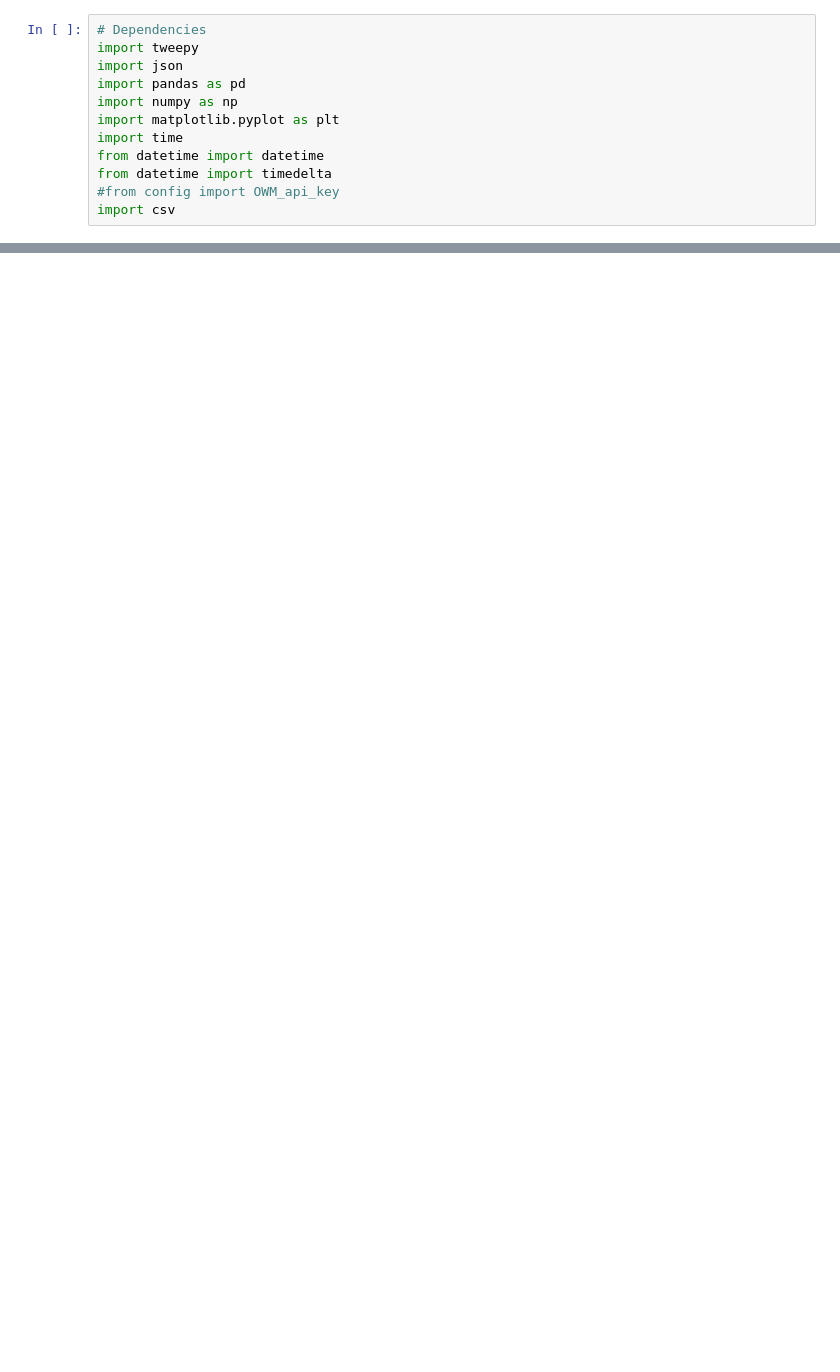
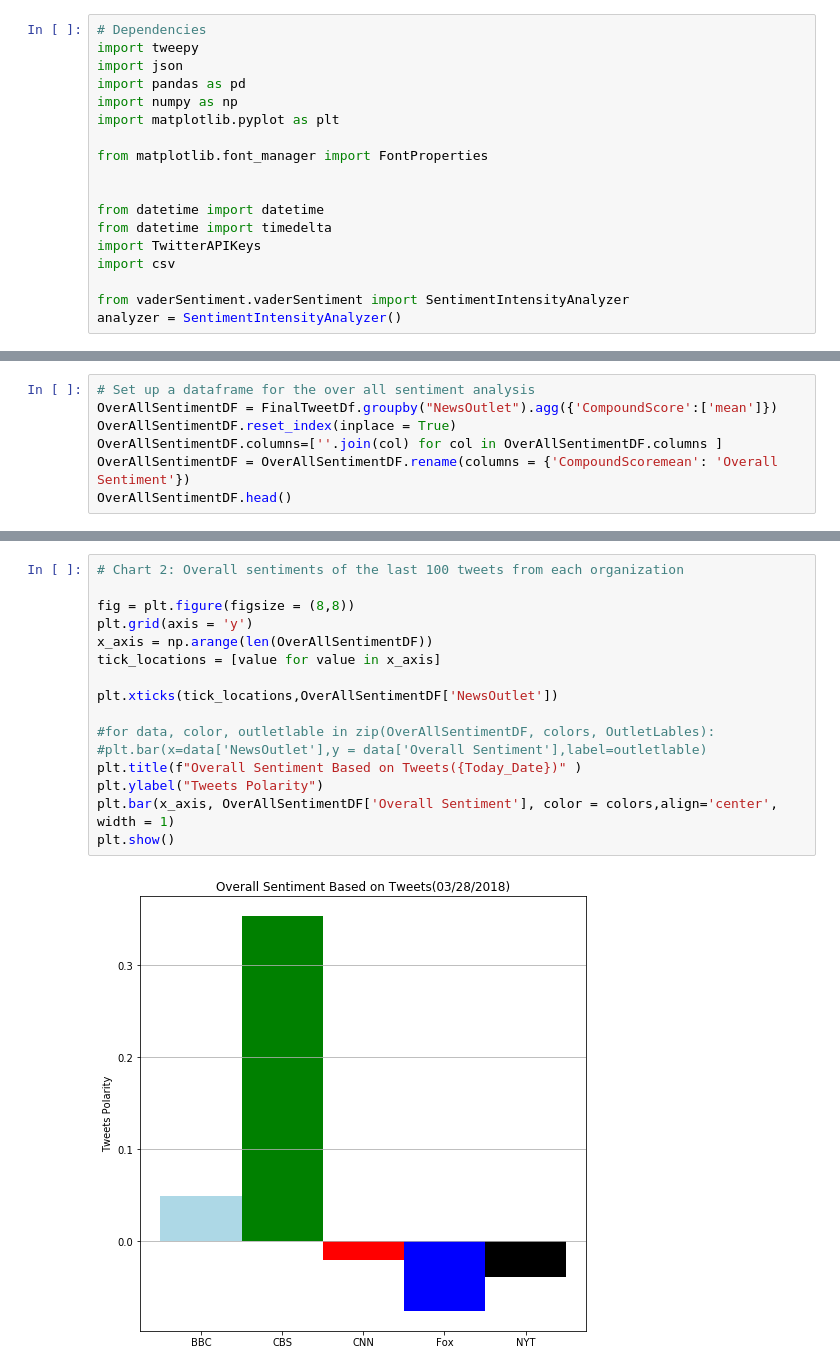
Before and after one commit to indranik/SocialAnalytics, a Jupyter notebook: NewsMood.ipynb, the cells around one changed output, grey strips where cells are left out. Drawn from its saved outputs; the diff is of its cells as text; blank space fills up the shorter version.

```diff
--- a/NewsMood.ipynb
+++ b/NewsMood.ipynb
@@ -5,10 +5,16 @@ import json
 import pandas as pd
 import numpy as np
 import matplotlib.pyplot as plt
-import time
+
+from matplotlib.font_manager import FontProperties
+
+
 from datetime import datetime
 from datetime import timedelta
-#from config import OWM_api_key
+import TwitterAPIKeys
 import csv
+
+from vaderSentiment.vaderSentiment import SentimentIntensityAnalyzer
+analyzer = SentimentIntensityAnalyzer()
 # %%
 # Twitter API Keys
@@ -90,0 +129,7 @@ Today_Date=  pd.to_datetime('today').strftime("%m/%d/%Y")
+# %%
+# Set up a dataframe for the over all sentiment analysis
+OverAllSentimentDF = FinalTweetDf.groupby("NewsOutlet").agg({'CompoundScore':['mean']})
+OverAllSentimentDF.reset_index(inplace = True)
+OverAllSentimentDF.columns=[''.join(col) for col in OverAllSentimentDF.columns ]
+OverAllSentimentDF = OverAllSentimentDF.rename(columns = {'CompoundScoremean': 'Overall Sentiment'})
+OverAllSentimentDF.head()
@@ -90,0 +143,18 @@ Today_Date=  pd.to_datetime('today').strftime("%m/%d/%Y")
+# %%
+# Chart 2: Overall sentiments of the last 100 tweets from each organization
+
+fig = plt.figure(figsize = (8,8))
+plt.grid(axis = 'y')
+x_axis = np.arange(len(OverAllSentimentDF))
+tick_locations = [value for value in x_axis]
+
+plt.xticks(tick_locations,OverAllSentimentDF['NewsOutlet'])
+
+#for data, color, outletlable in zip(OverAllSentimentDF, colors, OutletLables):
+#plt.bar(x=data['NewsOutlet'],y = data['Overall Sentiment'],label=outletlable)
+plt.title(f"Overall Sentiment Based on Tweets({Today_Date})" )
+plt.ylabel("Tweets Polarity")
+plt.bar(x_axis, OverAllSentimentDF['Overall Sentiment'], color = colors,align='center', width = 1)
+plt.show()
+# %% [output]
+[figure, added]
```
Also changed, not shown: parts of 5 cells of this notebook, 4 other files.
